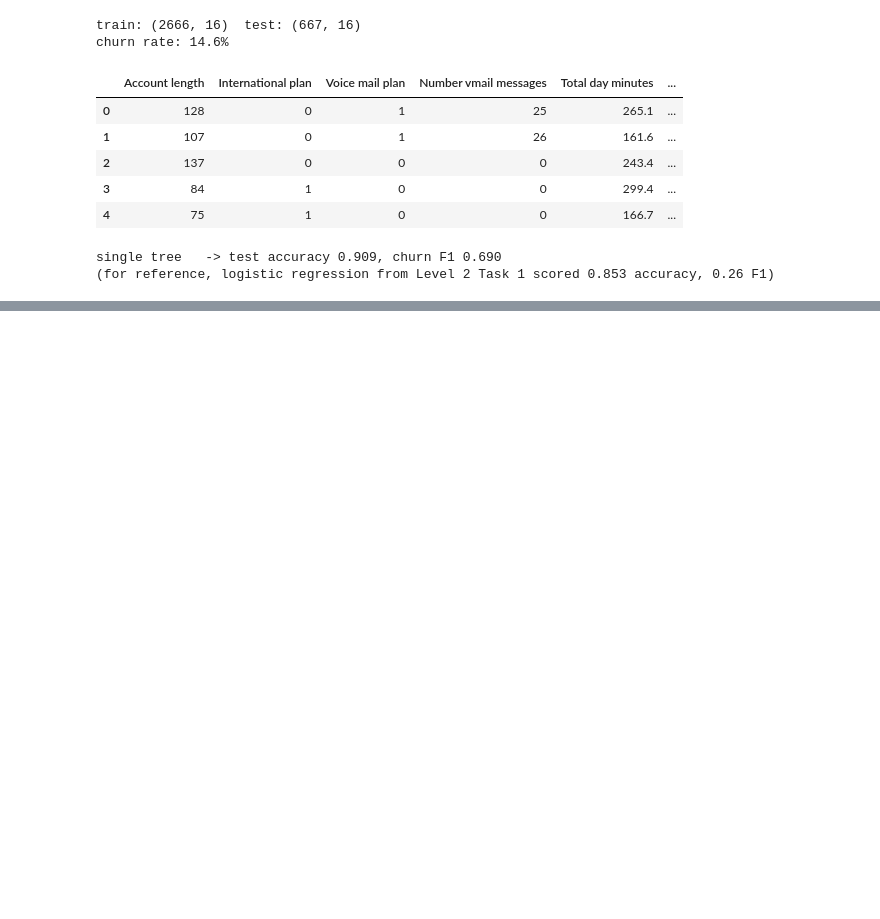
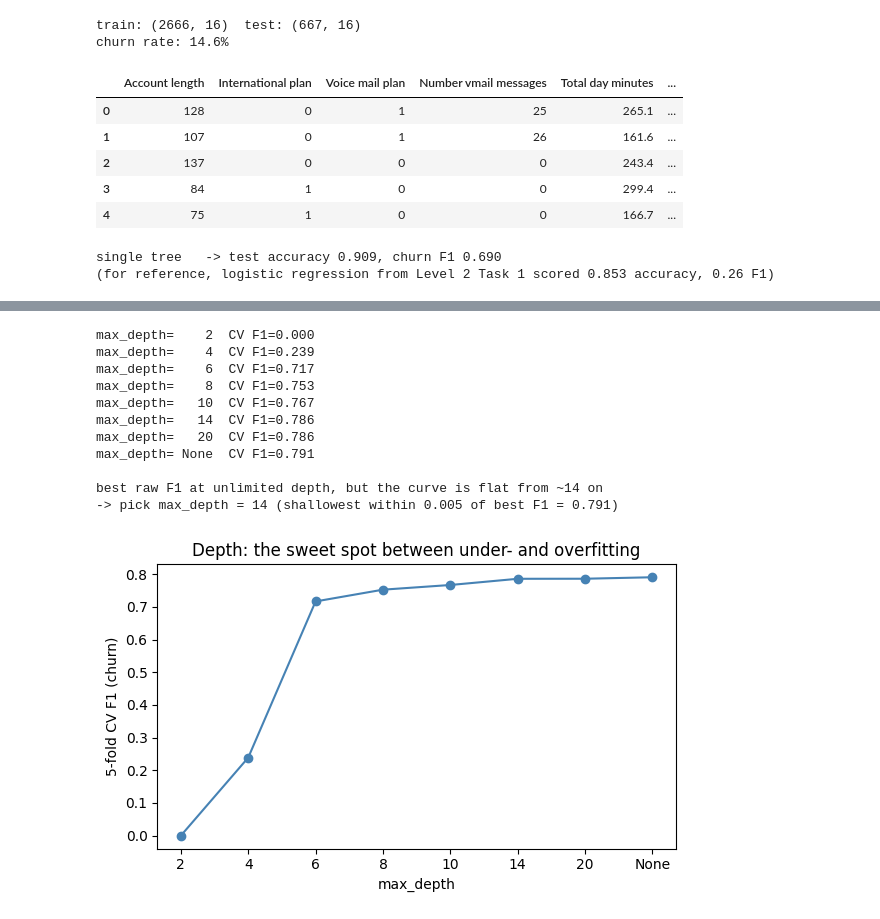
Before and after one commit to meherabmehu/ml-internship-codveda, a Jupyter notebook: level-3-advanced/01_random_forest_churn.ipynb, the cells around one changed output, grey strips where cells are left out. Drawn from its saved outputs; the diff is of its cells as text; code cells hidden in the pictures; blank space fills up the shorter version.

```diff
--- a/level-3-advanced/01_random_forest_churn.ipynb
+++ b/level-3-advanced/01_random_forest_churn.ipynb
@@ -63,0 +104,34 @@ single tree   -> test accuracy 0.909, churn F1 0.690
+# %%
+# how deep should each tree go? (fix n at 200 — past the plateau)
+depths = [2, 4, 6, 8, 10, 14, 20, None]
+f1d = [cross_val_score(RandomForestClassifier(n_estimators=200, max_depth=d, random_state=42),
+                       X_train, y_train, cv=5, scoring='f1').mean() for d in depths]
+labels = [str(d) for d in depths]
+for l, f in zip(labels, f1d):
+    print(f'max_depth={l:>5}  CV F1={f:.3f}')
+
+best_depth = depths[int(np.argmax(f1d))]
+# "simplest good model" rule: shallowest depth within half a point of the best
+f1max = max(f1d)
+best_depth = next(d for d, f in zip(depths, f1d) if f >= f1max - 0.005)
+print(f'\nbest raw F1 at unlimited depth, but the curve is flat from ~14 on')
+print(f'-> pick max_depth = {best_depth} (shallowest within 0.005 of best F1 = {f1max:.3f})')
+
+plt.figure(figsize=(6, 3.8))
+plt.plot(labels, f1d, 'o-', color='steelblue')
+plt.xlabel('max_depth'); plt.ylabel('5-fold CV F1 (churn)')
+plt.title('Depth: the sweet spot between under- and overfitting')
+plt.tight_layout(); plt.show()
+# %% [output]
+max_depth=    2  CV F1=0.000
+max_depth=    4  CV F1=0.239
+max_depth=    6  CV F1=0.717
+max_depth=    8  CV F1=0.753
+max_depth=   10  CV F1=0.767
+max_depth=   14  CV F1=0.786
+max_depth=   20  CV F1=0.786
+max_depth= None  CV F1=0.791
+
+best raw F1 at unlimited depth, but the curve is flat from ~14 on
+-> pick max_depth = 14 (shallowest within 0.005 of best F1 = 0.791)
+[figure, added]
```
Also changed, not shown: parts of 3 cells of this notebook.
